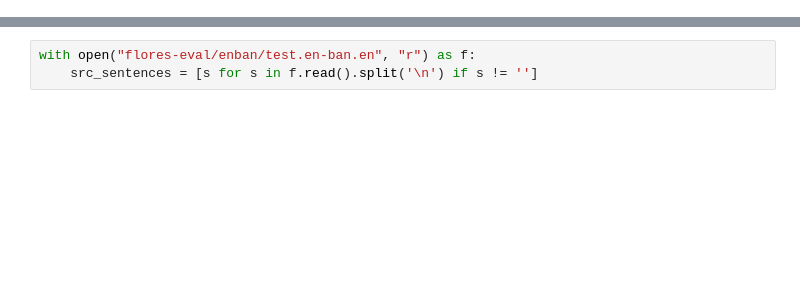
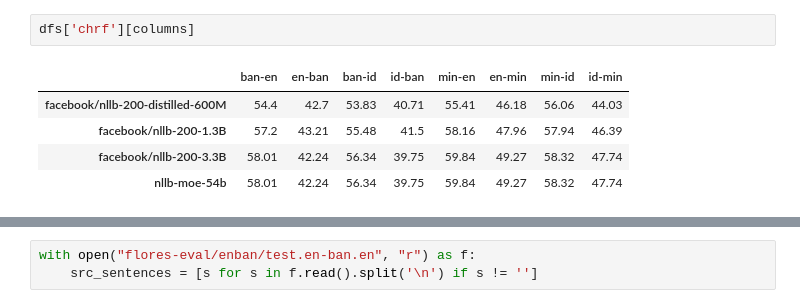
Before and after one commit to williammtan/nusamt, a Jupyter notebook: notebooks/nllb.ipynb, the cells around one changed output, grey strips where cells are left out. Saved outputs shown, nothing was run; the diff lists cells and outputs as text; blank space fills up the shorter version.

```diff
--- a/notebooks/nllb.ipynb
+++ b/notebooks/nllb.ipynb
@@ -8,0 +199,8 @@ model = AutoModelForSeq2SeqLM.from_pretrained("facebook/nllb-200-distilled-600M"
+# %%
+dfs['chrf'][columns]
+# %% [output]
+|  | ban-en | en-ban | ban-id | id-ban | min-en | en-min | min-id | id-min |
+| facebook/nllb-200-distilled-600M | 54.4 | 42.7 | 53.83 | 40.71 | 55.41 | 46.18 | 56.06 | 44.03 |
+| facebook/nllb-200-1.3B | 57.2 | 43.21 | 55.48 | 41.5 | 58.16 | 47.96 | 57.94 | 46.39 |
+| facebook/nllb-200-3.3B | 58.01 | 42.24 | 56.34 | 39.75 | 59.84 | 49.27 | 58.32 | 47.74 |
+| nllb-moe-54b | 58.01 | 42.24 | 56.34 | 39.75 | 59.84 | 49.27 | 58.32 | 47.74 |
```
Also changed, not shown: parts of 18 cells of this notebook, 48 other files.
